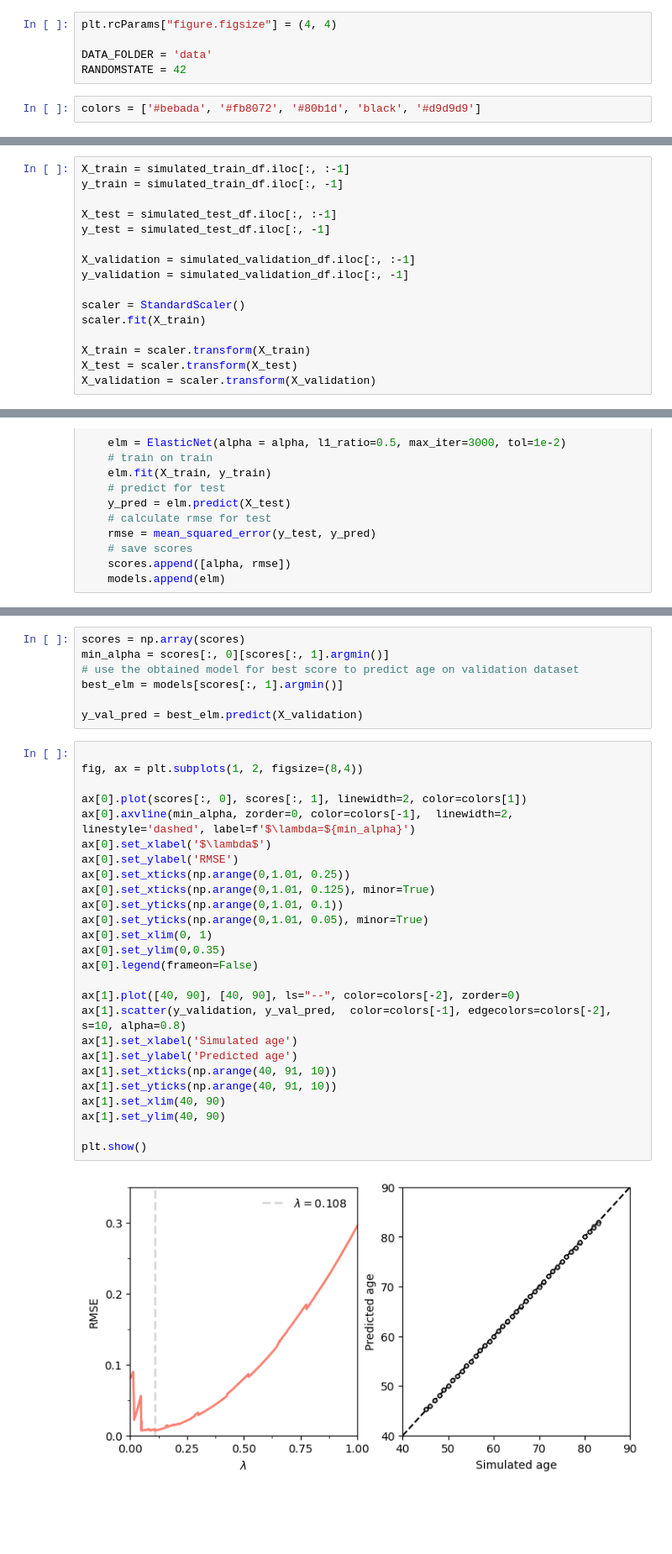
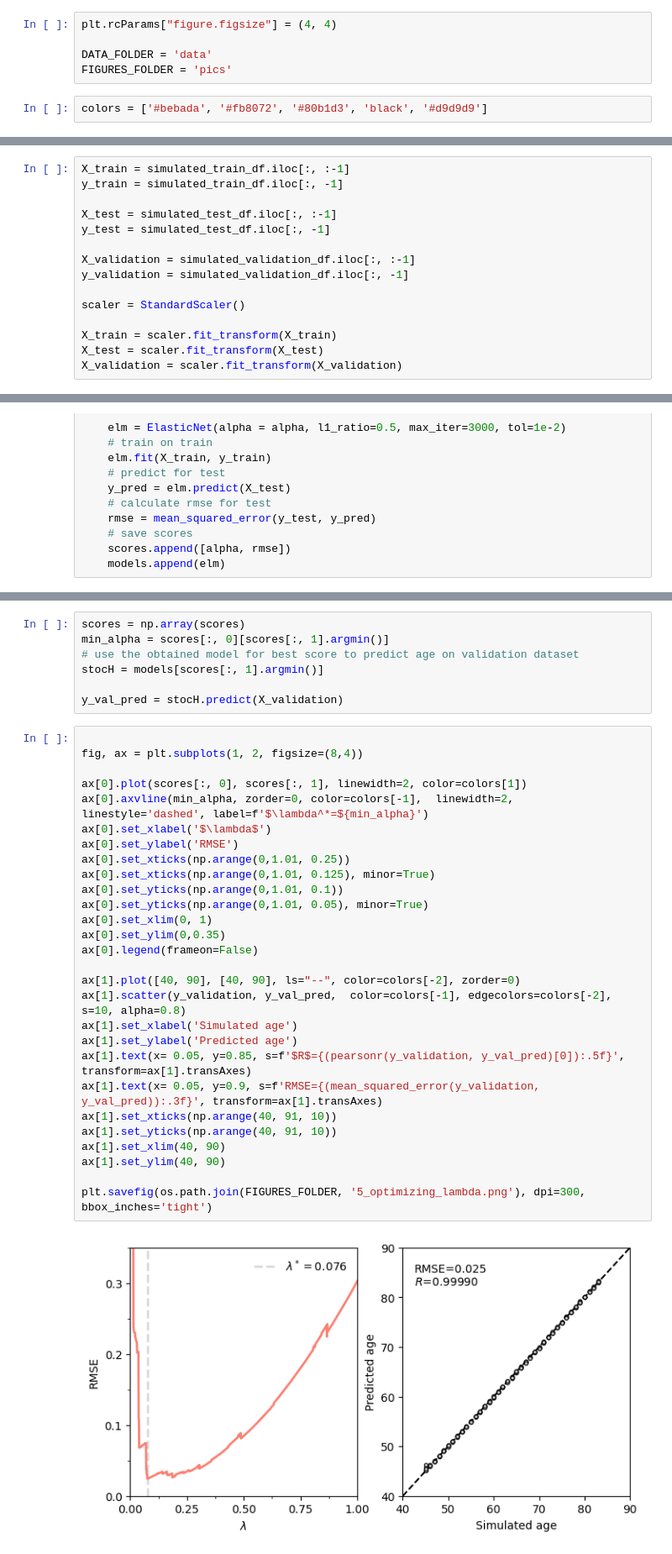
Before and after one commit to ombystoma-young/stochastic-component-epigen-proj, a Jupyter notebook: main.ipynb, the cells around one changed output, grey strips where cells are left out. Shown at 84% size. Drawn from its saved outputs; the diff is of its cells as text; blank space fills up the shorter version.

```diff
--- a/main.ipynb
+++ b/main.ipynb
@@ -28,9 +28,9 @@ from sklearn.linear_model import ElasticNet, ElasticNetCV
 plt.rcParams["figure.figsize"] = (4, 4)
 
 DATA_FOLDER = 'data'
-RANDOMSTATE = 42
+FIGURES_FOLDER = 'pics'
 # %%
-colors = ['#bebada', '#fb8072', '#80b1d', 'black', '#d9d9d9']
+colors = ['#bebada', '#fb8072', '#80b1d3', 'black', '#d9d9d9']
 # %% [markdown]
 ## Modelling single-cell one site DNAm state
 # %% [markdown]
@@ -538,9 +527,8 @@ X_validation = simulated_validation_df.iloc[:, :-1]
 y_validation = simulated_validation_df.iloc[:, -1]
 
 scaler = StandardScaler()
-scaler.fit(X_train)
 
-X_train = scaler.transform(X_train)
-X_test = scaler.transform(X_test)
-X_validation = scaler.transform(X_validation)
+X_train = scaler.fit_transform(X_train)
+X_test = scaler.fit_transform(X_test)
+X_validation = scaler.fit_transform(X_validation)
 # %% [markdown]
@@ -565,35 +555,37 @@ for alpha in np.arange(0, 1.00001, 0.001):
 scores = np.array(scores)
 min_alpha = scores[:, 0][scores[:, 1].argmin()]
 # use the obtained model for best score to predict age on validation dataset
-best_elm = models[scores[:, 1].argmin()]
+stocH = models[scores[:, 1].argmin()]
 
-y_val_pred = best_elm.predict(X_validation)
+y_val_pred = stocH.predict(X_validation)
 # %%
 
 fig, ax = plt.subplots(1, 2, figsize=(8,4))
 
 ax[0].plot(scores[:, 0], scores[:, 1], linewidth=2, color=colors[1])
-ax[0].axvline(min_alpha, zorder=0, color=colors[-1],  linewidth=2, linestyle='dashed', label=f'$\lambda=${min_alpha}')
+ax[0].axvline(min_alpha, zorder=0, color=colors[-1],  linewidth=2, linestyle='dashed', label=f'$\lambda^*=${min_alpha}')
 ax[0].set_xlabel('$\lambda$')
 ax[0].set_ylabel('RMSE')
 ax[0].set_xticks(np.arange(0,1.01, 0.25))
 ax[0].set_xticks(np.arange(0,1.01, 0.125), minor=True)
 ax[0].set_yticks(np.arange(0,1.01, 0.1))
 ax[0].set_yticks(np.arange(0,1.01, 0.05), minor=True)
 ax[0].set_xlim(0, 1)
 ax[0].set_ylim(0,0.35)
 ax[0].legend(frameon=False)
 
 ax[1].plot([40, 90], [40, 90], ls="--", color=colors[-2], zorder=0)
 ax[1].scatter(y_validation, y_val_pred,  color=colors[-1], edgecolors=colors[-2], s=10, alpha=0.8)
 ax[1].set_xlabel('Simulated age')
 ax[1].set_ylabel('Predicted age')
+ax[1].text(x= 0.05, y=0.85, s=f'$R$={(pearsonr(y_validation, y_val_pred)[0]):.5f}', transform=ax[1].transAxes)
+ax[1].text(x= 0.05, y=0.9, s=f'RMSE={(mean_squared_error(y_validation, y_val_pred)):.3f}', transform=ax[1].transAxes)
 ax[1].set_xticks(np.arange(40, 91, 10))
 ax[1].set_yticks(np.arange(40, 91, 10))
 ax[1].set_xlim(40, 90)
 ax[1].set_ylim(40, 90)
 
-plt.show()
+plt.savefig(os.path.join(FIGURES_FOLDER, '5_optimizing_lambda.png'), dpi=300, bbox_inches='tight')
 # %% [output]
-[figure, old version]
+[figure, new version]
 # %% [markdown]
```
Also changed, not shown: parts of 38 cells of this notebook, 15 other files.
